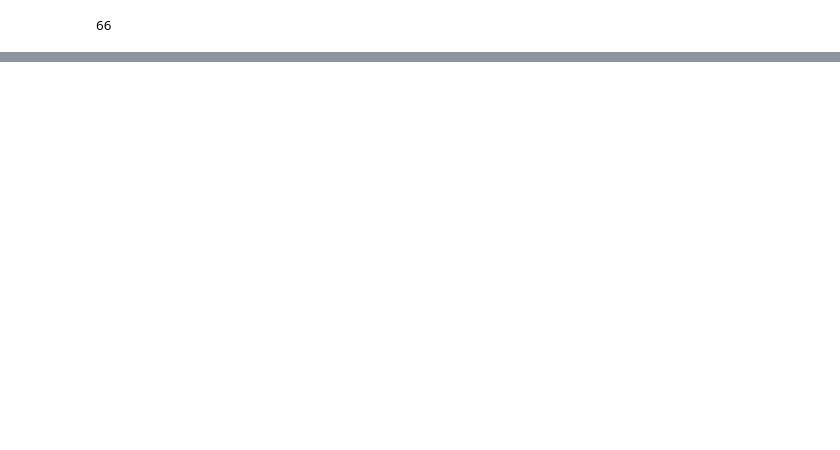
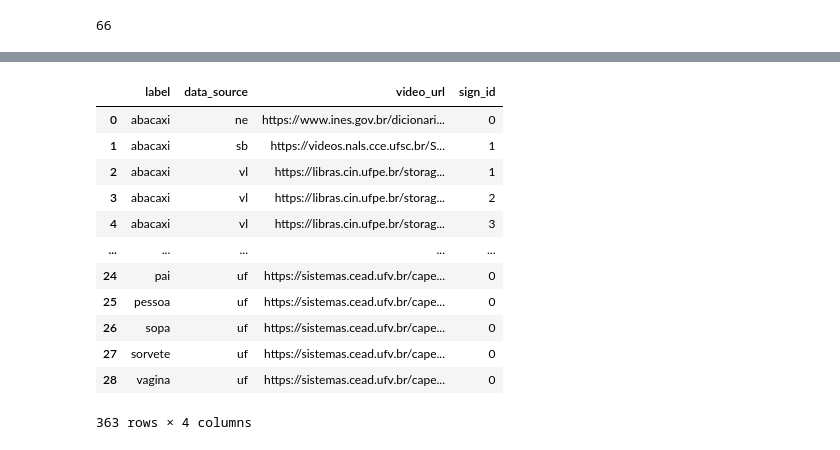
Before and after one commit to patrickf949/SaoPauloBrazilChapter_BrazilianSignLanguage, a Jupyter notebook: notebooks/vocabulary-building.ipynb, the cells around one changed output, grey strips where cells are left out. Saved outputs shown, nothing was run; the diff lists cells and outputs as text; code cells hidden in the pictures; blank space fills up the shorter version.

```diff
--- a/notebooks/vocabulary-building.ipynb
+++ b/notebooks/vocabulary-building.ipynb
@@ -201,0 +358,21 @@ print(selected_data.shape)
+# %%
+uf_subset_df["data_source"] = "uf"
+uf_subset_df["sign_id"] = 0
+uf_subset_df = uf_subset_df.drop(columns=["example_pt", "decoded_word"])
+# %%
+combined_metadata = pd.concat([selected_data, uf_subset_df], axis=0)
+combined_metadata
+# %% [output]
+|  | label | data_source | video_url | sign_id |
+| 0 | abacaxi | ne | https://www.ines.gov.br/dicionari... | 0 |
+| 1 | abacaxi | sb | https://videos.nals.cce.ufsc.br/S... | 1 |
+| 2 | abacaxi | vl | https://libras.cin.ufpe.br/storag... | 1 |
+| 3 | abacaxi | vl | https://libras.cin.ufpe.br/storag... | 2 |
+| 4 | abacaxi | vl | https://libras.cin.ufpe.br/storag... | 3 |
+| ... | ... | ... | ... | ... |
+| 24 | pai | uf | https://sistemas.cead.ufv.br/cape... | 0 |
+| 25 | pessoa | uf | https://sistemas.cead.ufv.br/cape... | 0 |
+| 26 | sopa | uf | https://sistemas.cead.ufv.br/cape... | 0 |
+| 27 | sorvete | uf | https://sistemas.cead.ufv.br/cape... | 0 |
+| 28 | vagina | uf | https://sistemas.cead.ufv.br/cape... | 0 |
+363 rows × 4 columns
```
Also changed, not shown: parts of 14 cells of this notebook.
